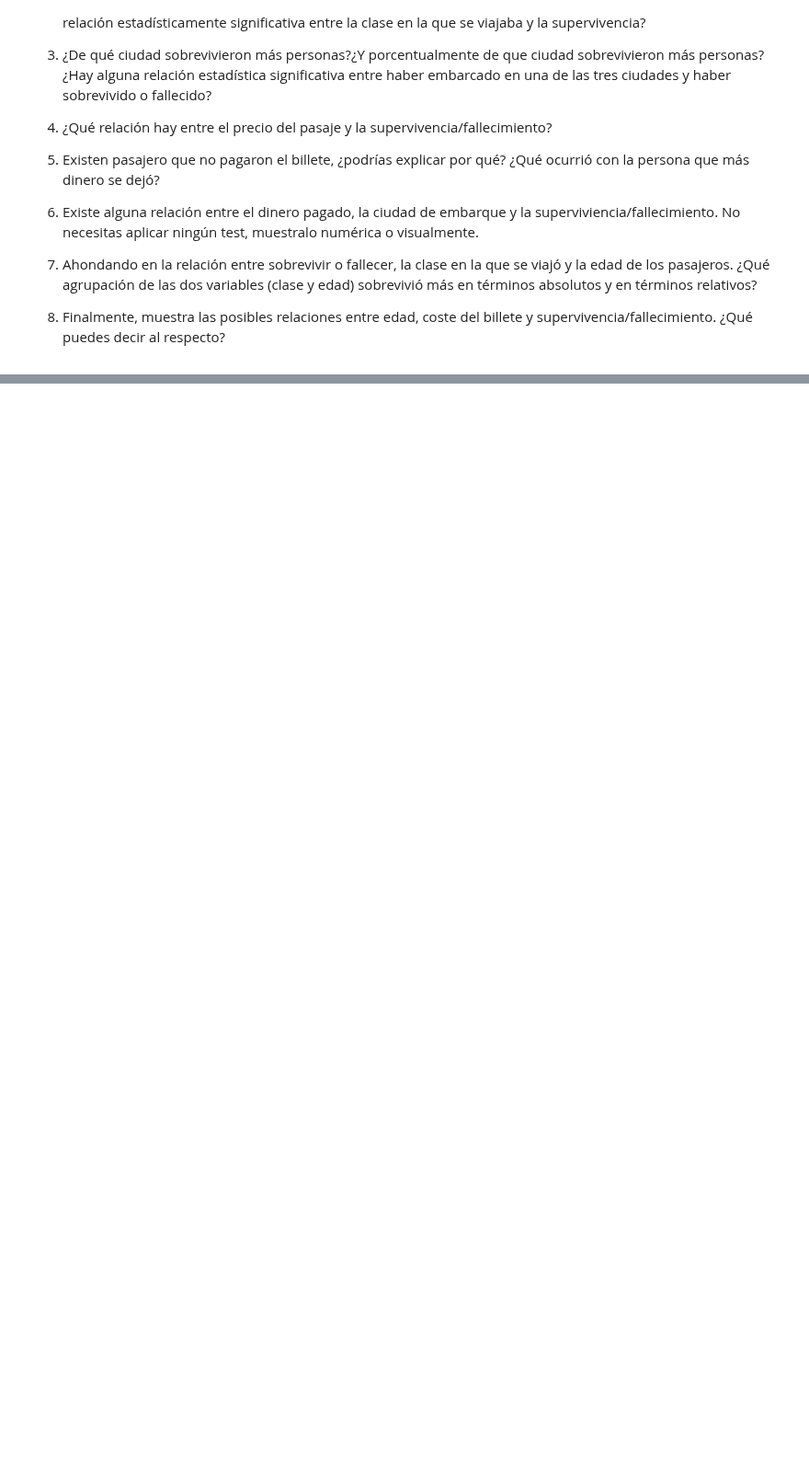
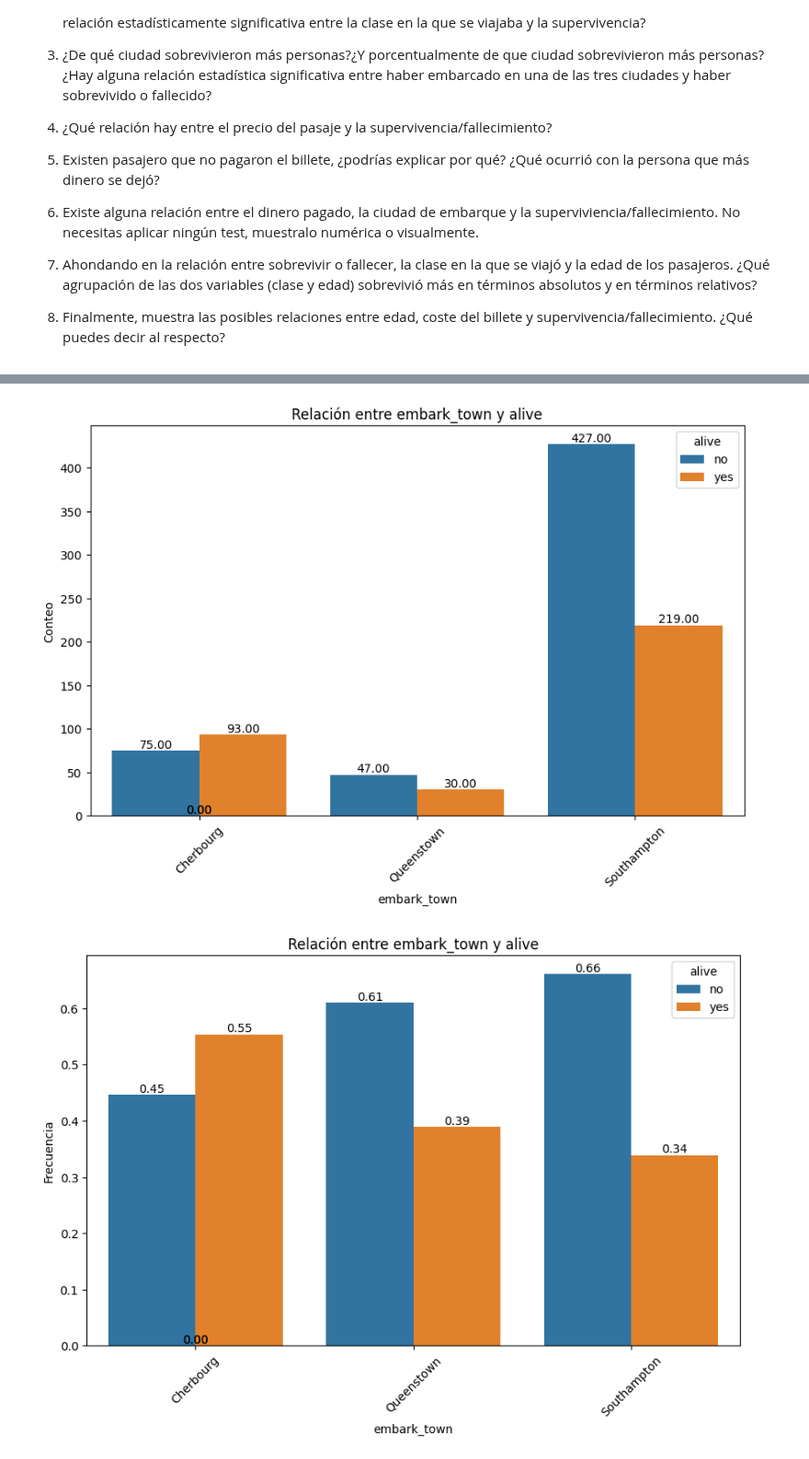
Before and after one commit to uxuearamburu/Data-Science, a Jupyter notebook: 03_Data_Analysis/Sprint_07/Unidad_02_Estadistica_Descriptiva_Multivariante/03_Practica_Obligatoria/18_Practica_Obligatoria_Multivariante.ipynb, the cells around one changed output, grey strips where cells are left out. Shown at 92% size. Cells and saved outputs as stored; diff of their text form; code cells hidden in the pictures; blank space fills up the shorter version.

```diff
--- a/03_Data_Analysis/Sprint_07/Unidad_02_Estadistica_Descriptiva_Multivariante/03_Practica_Obligatoria/18_Practica_Obligatoria_Multivariante.ipynb
+++ b/03_Data_Analysis/Sprint_07/Unidad_02_Estadistica_Descriptiva_Multivariante/03_Practica_Obligatoria/18_Practica_Obligatoria_Multivariante.ipynb
@@ -72,0 +154,6 @@ Crea una variable categorica "cat_vuelo" a partir de distancias, escoge los rang
+# %%
+viz.plot_categorical_relationship_fin(df, "embark_town","alive", show_values= True)
+viz.plot_categorical_relationship_fin(df, "embark_town","alive", show_values= True, relative_freq=True)
+# %% [output]
+[figure, added]
+[figure, added]
```
Also changed, not shown: parts of 53 cells of this notebook.
